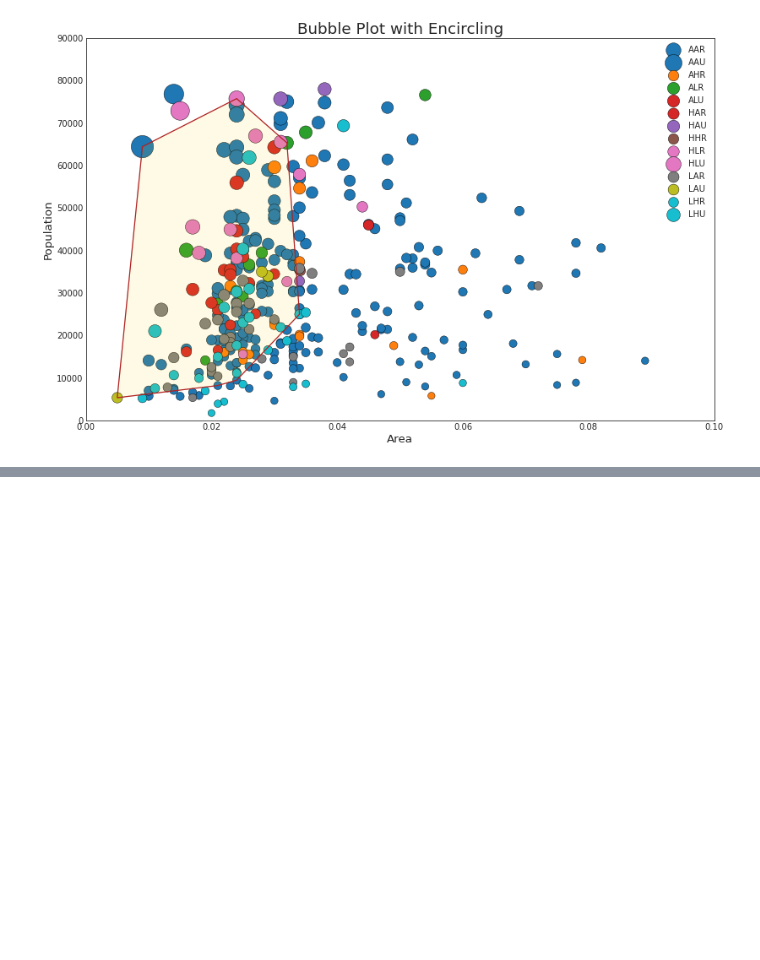
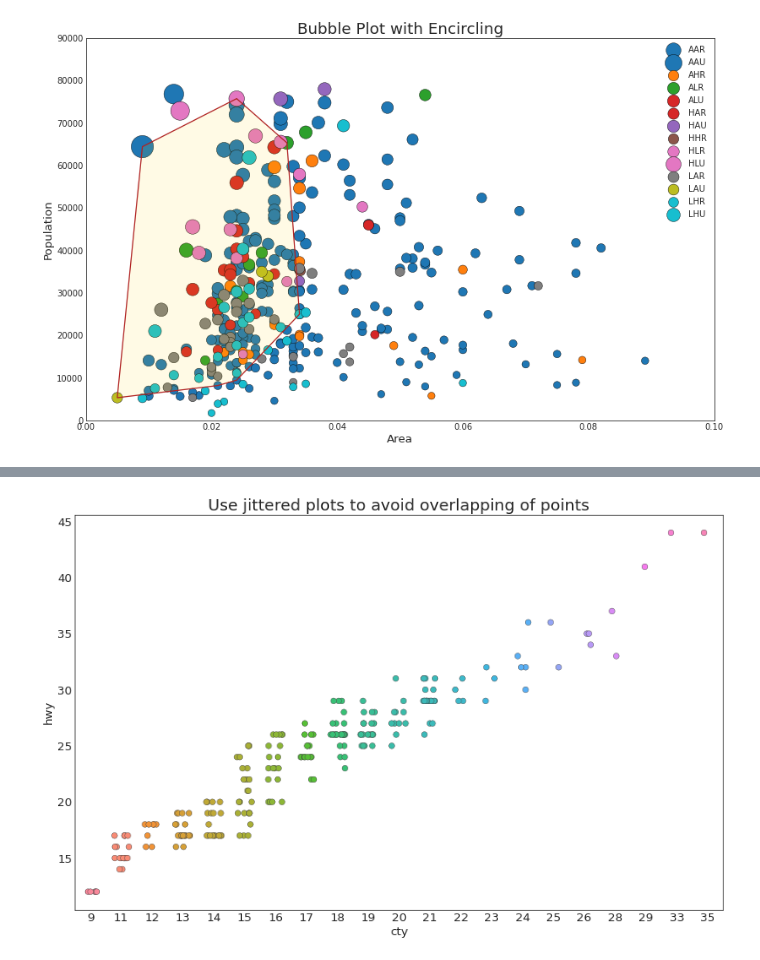
Before and after one commit to BlankSpacePlus/python-matplotlib-top-50, a Jupyter notebook: src/main.ipynb, the cells around one changed output, grey strips where cells are left out. Cells and saved outputs as stored; diff of their text form; code cells hidden in the pictures; blank space fills up the shorter version.

```diff
--- a/src/main.ipynb
+++ b/src/main.ipynb
@@ -139,0 +148,14 @@ plt.show()
+# %%
+# Import Data
+# df = pd.read_csv("https://raw.githubusercontent.com/selva86/datasets/master/mpg_ggplot2.csv")
+df = pd.read_csv("../data/mpg_ggplot2.csv")
+
+# Draw Stripplot
+fig, ax = plt.subplots(figsize=(16, 10), dpi=60)
+sns.stripplot(x=df.cty, y=df.hwy, jitter=0.25, size=8, ax=ax, linewidth=.5)
+
+# Decorations
+plt.title('Use jittered plots to avoid overlapping of points', fontsize=22)
+plt.show()
+# %% [output]
+[figure, added]
```
Also changed, not shown: parts of 38 cells of this notebook.
